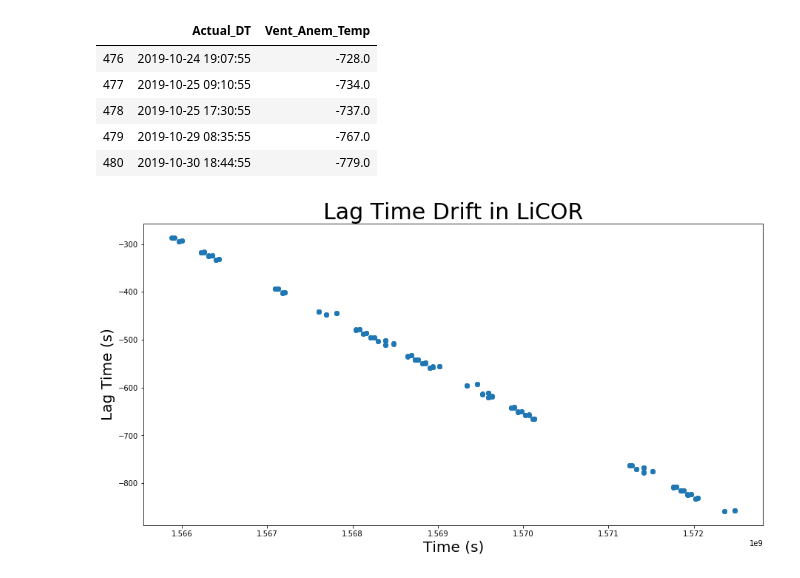
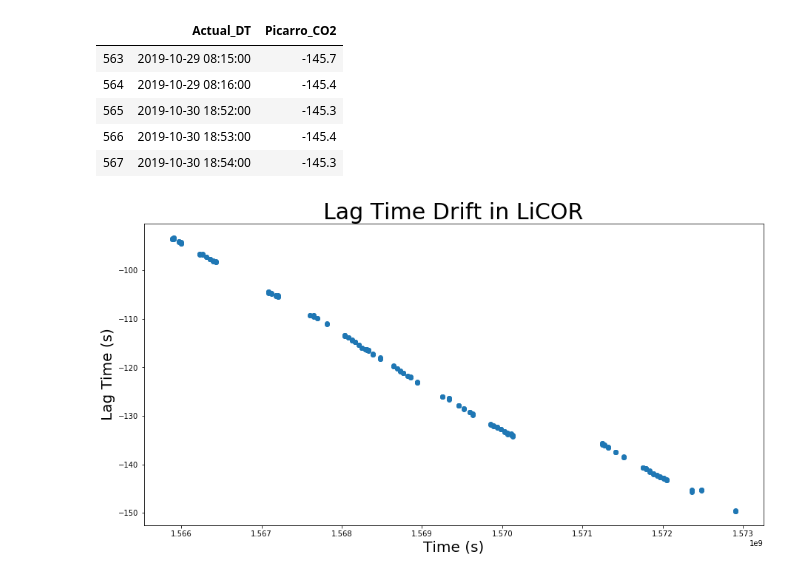
Before and after one commit to agmeyer4/CO2_Eddy, a Jupyter notebook: Spike_Finder.ipynb, the cells around one changed output. Cells and saved outputs as stored; diff of their text form; code cells hidden in the pictures.

Commit message:
changed dataviewer, plotting, spikes etc.

```diff
--- a/Spike_Finder.ipynb
+++ b/Spike_Finder.ipynb
@@ -706,7 +707,9 @@ def append_real_DT(spike_ET_df,actual_spike_df):
 
     actual_spike_df = actual_spike_df.append(df_to_append,sort=True).reset_index(drop=True)
 
-    actual_spike_df['Actual_ET'] = (pd.to_datetime(actual_spike_df['Actual_DT']).astype(np.int64)) // 10**9+21600
+    actual_spike_df['Actual_ET'] = actual_spike_df.apply(lambda row: mktime(datetime.strptime(row['Actual_DT'],"%Y-%m-%d %H:%M:%S").timetuple()),axis=1)
+
+    #actual_spike_df['Actual_ET'] = (pd.to_datetime(actual_spike_df['Actual_DT']).astype(np.int64)) // 10**9+21600
 
 
     return actual_spike_df
@@ -748,6 +751,6 @@ Enter End Date YYYY-mm-DD:  2019-11-03
 # %%
 #actual_spike_df = pd.DataFrame(columns=['Actual_DT','Actual_ET','Picarro_ANEM','Picarro_CO2','LI_8100_Vent','Multiplexer_CO2_1','Multiplexer_CO2_2','Multiplexer_CO2_3'])
-actual_spike_df = pd.read_pickle('All_actualET_spikes.pkl')
+actual_spike_df = pd.read_pickle('All_actualET_Spikes.pkl')
 actual_spike_df
 # %% [output]
 |  | Actual_DT | Actual_ET | LI_8100_Vent | Multiplexer_CO2_1 | Multiplexer_CO2_2 | Multiplexer_CO2_3 | ... |
@@ -774,11 +777,11 @@ Multiplexer['EPOCH_TIME'][200]
 #     actual_spike_df = create_actual_spike(actual_spike_df,Vent_Anem_Temp_df=Vent_Anem_Temp)
 #     more_spikes = input("More Vent_Anem_Temp spikes? ")
 
-# actual_spike_df = create_actual_spike(actual_spike_df,Picarro_CO2_df = Picarro)
-# more_spikes = input("More Picarro spikes? ")
-# while more_spikes == 'y':
-#     actual_spike_df = create_actual_spike(actual_spike_df,Picarro_CO2_df = Picarro)
-#     more_spikes = input("More Picarro spikes? ")
+actual_spike_df = create_actual_spike(actual_spike_df,Picarro_CO2_df = Picarro)
+more_spikes = input("More Picarro spikes? ")
+while more_spikes == 'y':
+    actual_spike_df = create_actual_spike(actual_spike_df,Picarro_CO2_df = Picarro)
+    more_spikes = input("More Picarro spikes? ")
 
 # actual_spike_df = create_actual_spike(actual_spike_df,Picarro_ANEM_df = Picarro)
 # more_spikes = input("More Picarro spikes? ")
@@ -792,9 +795,9 @@ Multiplexer['EPOCH_TIME'][200]
 #     actual_spike_df = create_actual_spike(actual_spike_df,Multiplexer_df = Multiplexer)
 #     more_spikes = input("More Multiplexer spikes? ")
 
-actual_spike_df = create_actual_spike(actual_spike_df,LI_vent_df = LI_vent)
-more_spikes = input("More LI_vent spikes? ")
-while more_spikes == 'y':
-    actual_spike_df = create_actual_spike(actual_spike_df,LI_vent_df = LI_vent)
-    more_spikes = input("More LI_vent spikes? ")
+# actual_spike_df = create_actual_spike(actual_spike_df,LI_vent_df = LI_vent)
+# more_spikes = input("More LI_vent spikes? ")
+# while more_spikes == 'y':
+#     actual_spike_df = create_actual_spike(actual_spike_df,LI_vent_df = LI_vent)
+#     more_spikes = input("More LI_vent spikes? ")
 # %% [output]
@@ -812,23 +810,23 @@ TypeError: Invalid comparison between dtype=datetime64[ns] and str
 # %%
 lags = create_lag_df(actual_spike_df)
 pd.set_option('display.max_rows', 1000)
-lags[['Actual_DT','Vent_Anem_Temp']].dropna().tail()
+lags[['Actual_DT','Picarro_CO2']].dropna().tail()
 # %% [output]
-|  | Actual_DT | Vent_Anem_Temp |
-| 476 | 2019-10-24 19:07:55 | -728.0 |
-| 477 | 2019-10-25 09:10:55 | -734.0 |
-| 478 | 2019-10-25 17:30:55 | -737.0 |
-| 479 | 2019-10-29 08:35:55 | -767.0 |
-| 480 | 2019-10-30 18:44:55 | -779.0 |
+|  | Actual_DT | Picarro_CO2 |
+| 563 | 2019-10-29 08:15:00 | -145.7 |
+| 564 | 2019-10-29 08:16:00 | -145.4 |
+| 565 | 2019-10-30 18:52:00 | -145.3 |
+| 566 | 2019-10-30 18:53:00 | -145.4 |
+| 567 | 2019-10-30 18:54:00 | -145.3 |
 # %%
 fig,ax=plt.subplots(figsize=[15,7.5])
-ax.scatter(lags['Actual_ET'],lags['LI_8100_Vent'])
+ax.scatter(lags['Actual_ET'],lags['Picarro_CO2'])
 #ax.scatter(lags['Actual_ET'],lags['Picarro_CO2'],color = 'red')
 ax.set_ylabel('Lag Time (s)',size=20)
 ax.set_xlabel('Time (s)',size=20)
 ax.set_title('Lag Time Drift in LiCOR',size=30)
 plt.show()
 # %% [output]
-[figure, old version]
+[figure, new version]
 # %%
 pd.to_pickle(actual_spike_df,'All_actualET_Spikes.pkl')
```
Also changed, not shown: parts of 5 cells of this notebook, 5 other files.
